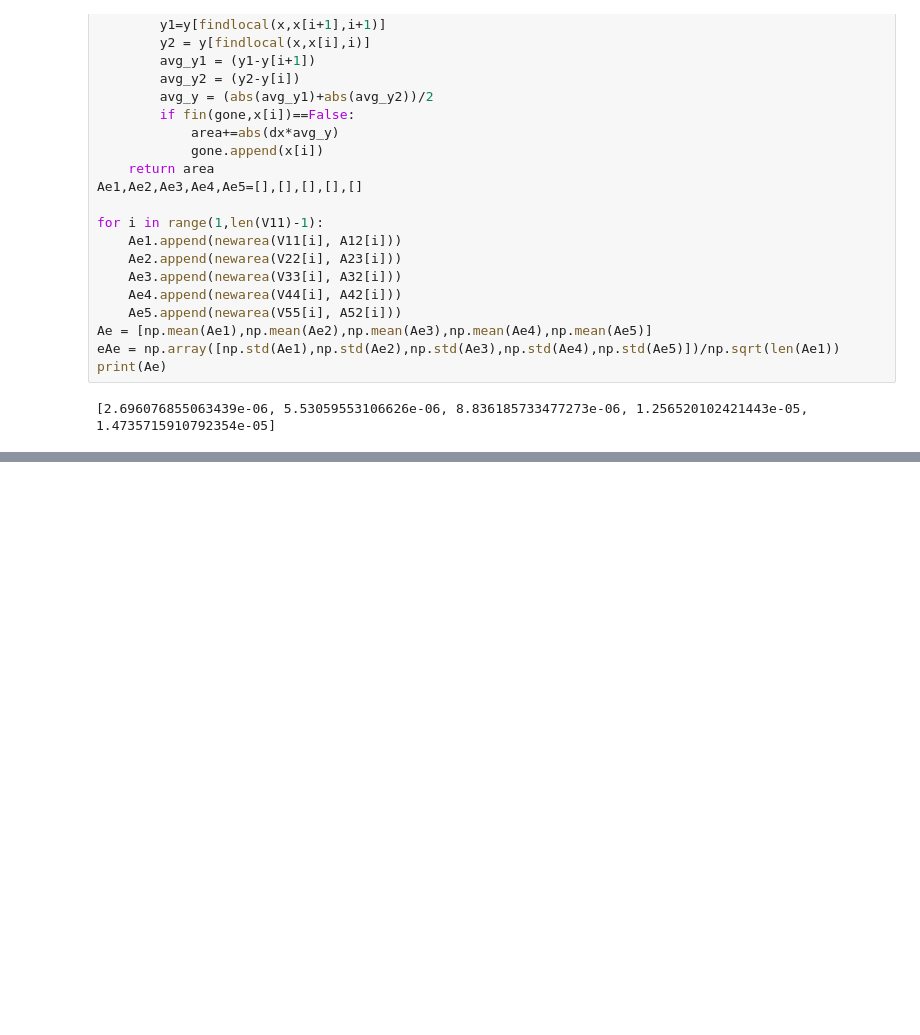
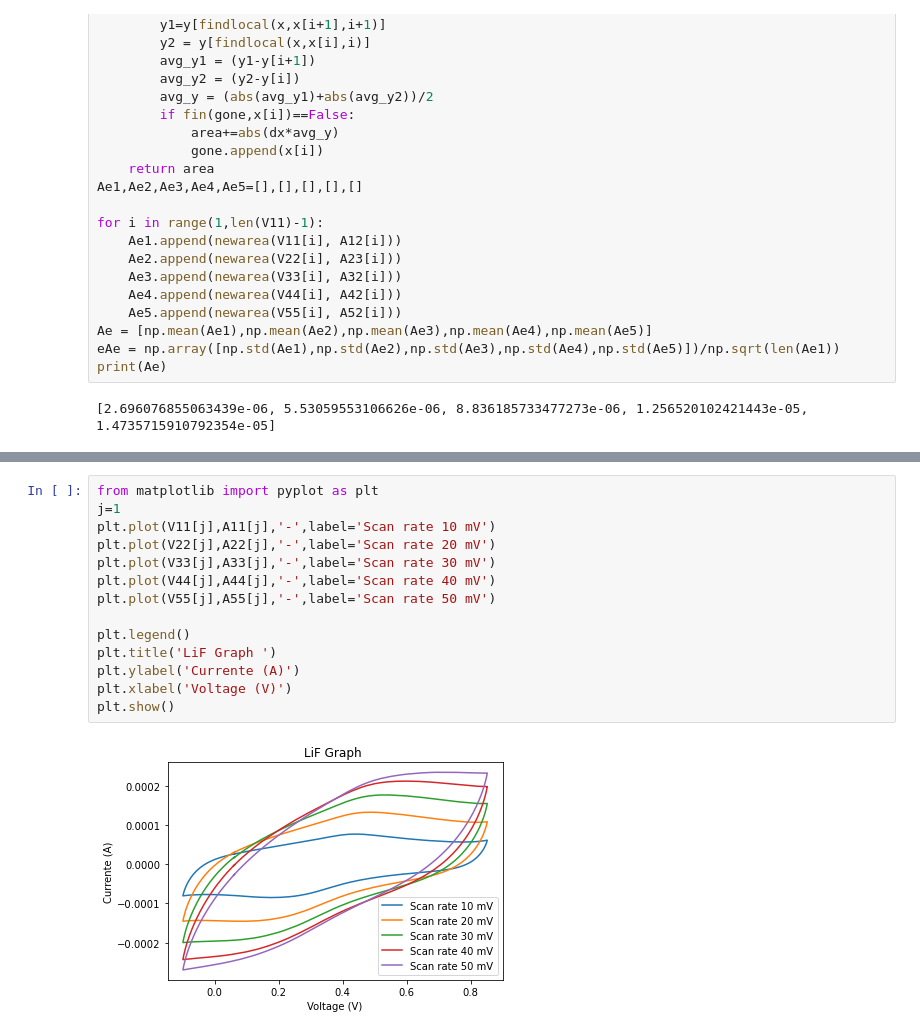
Before and after one commit to PassosSouza/VoltametriaCiclica, a Jupyter notebook: Analise de Voltametria - Usando medias.ipynb, the cells around one changed output, grey strips where cells are left out. Drawn from its saved outputs; the diff is of its cells as text; blank space fills up the shorter version.

```diff
--- a/Analise de Voltametria - Usando medias.ipynb
+++ b/Analise de Voltametria - Usando medias.ipynb
@@ -350,0 +409,16 @@ Fit Parameter: C_p = 104.0+-4.0 uF/g
+# %%
+from matplotlib import pyplot as plt
+j=1
+plt.plot(V11[j],A11[j],'-',label='Scan rate 10 mV')
+plt.plot(V22[j],A22[j],'-',label='Scan rate 20 mV')
+plt.plot(V33[j],A33[j],'-',label='Scan rate 30 mV')
+plt.plot(V44[j],A44[j],'-',label='Scan rate 40 mV')
+plt.plot(V55[j],A55[j],'-',label='Scan rate 50 mV')
+
+plt.legend()
+plt.title('LiF Graph ')
+plt.ylabel('Currente (A)')
+plt.xlabel('Voltage (V)')
+plt.show()
+# %% [output]
+[figure, added]
```
Also changed, not shown: parts of 12 cells of this notebook.
